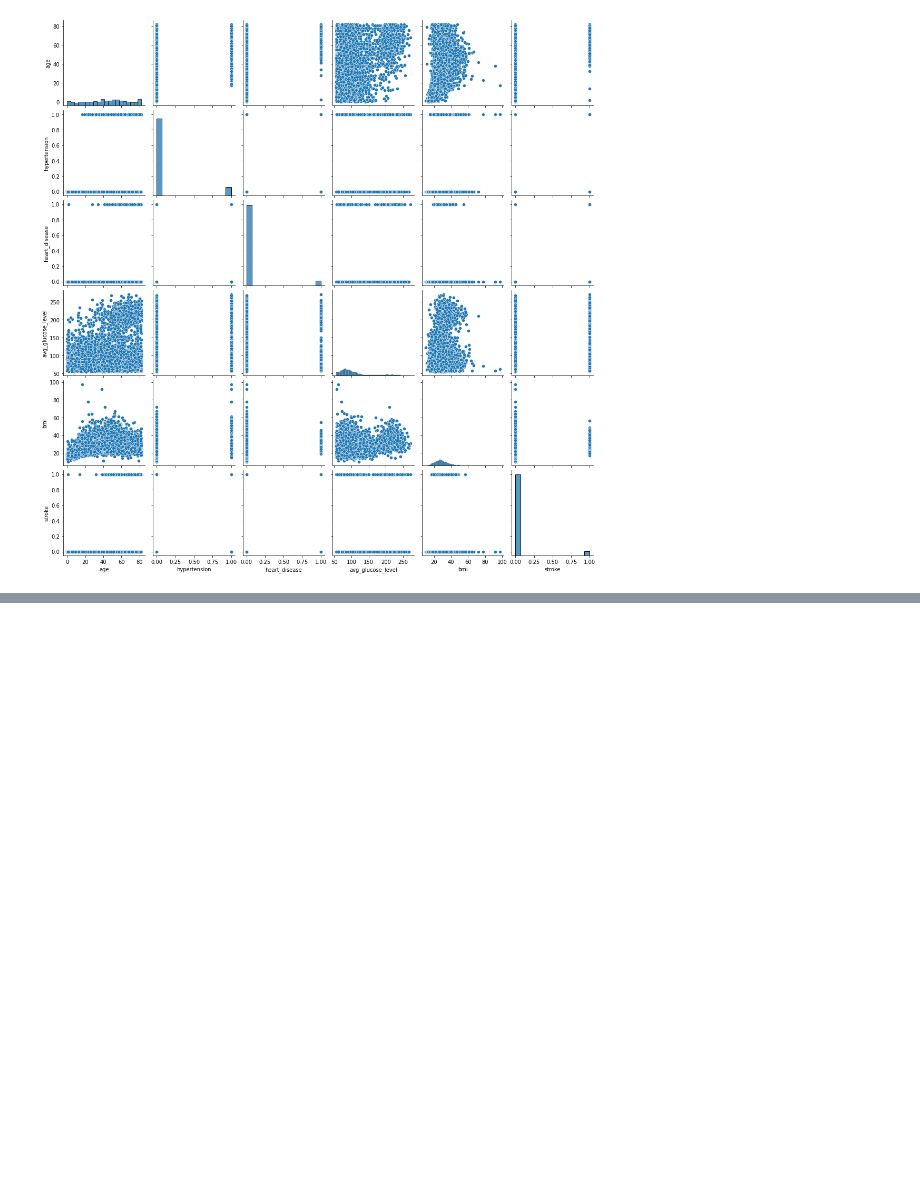
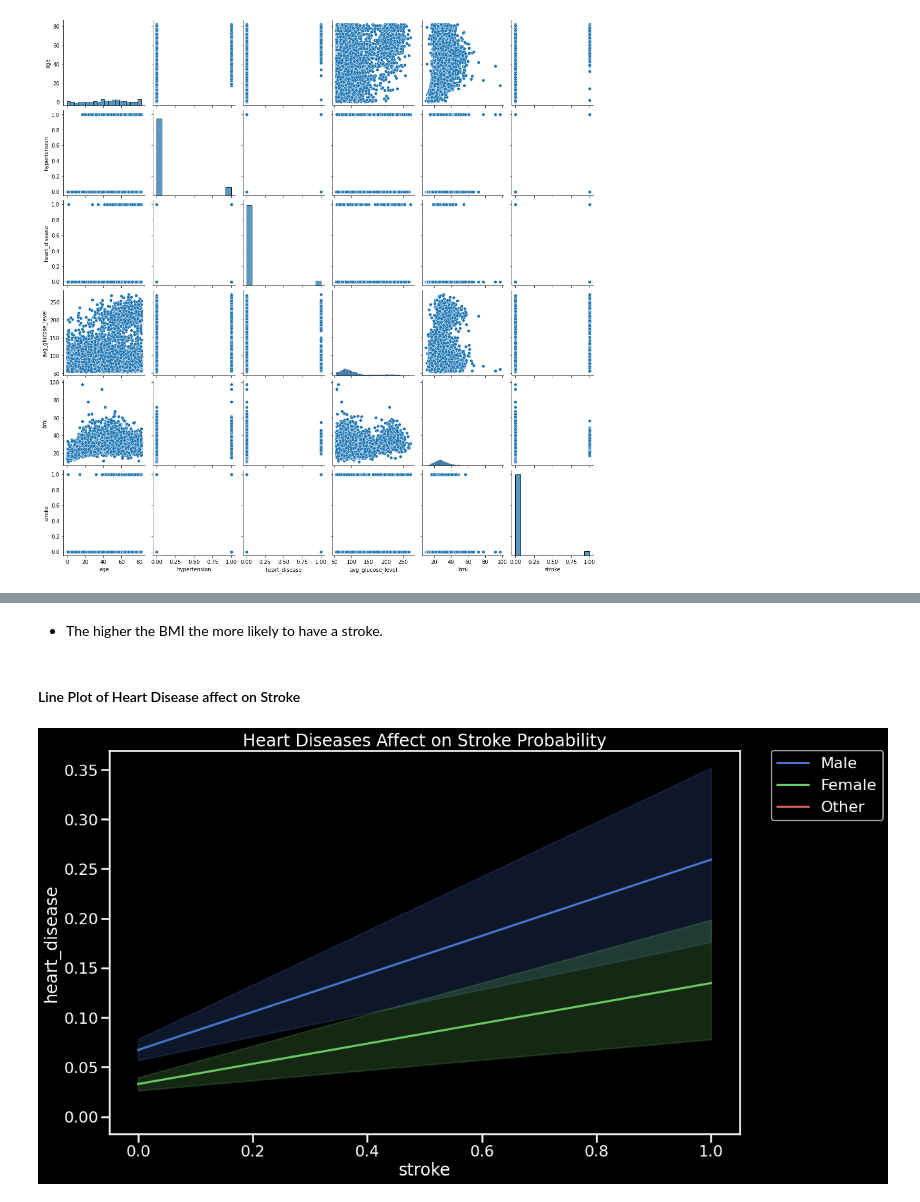
Before and after one commit to Bschreff/Heath-Care-Predictions, a Jupyter notebook: Stroke.ipynb, the cells around one changed output, grey strips where cells are left out. Saved outputs shown, nothing was run; the diff lists cells and outputs as text; code cells hidden in the pictures; blank space fills up the shorter version.

```diff
--- a/Stroke.ipynb
+++ b/Stroke.ipynb
@@ -273,0 +299,12 @@ sns.pairplot(df.iloc[:, [1,2,3,7,8,10]]);
+# %% [markdown]
+  - The higher the BMI the more likely to have a stroke.
+# %% [markdown]
+#### Line Plot of Heart Disease affect on Stroke
+# %%
+plt.figure(figsize=(16,10))
+sns.lineplot(data = df, x='stroke',y='heart_disease', hue = 'gender').set(title="Heart Diseases Affect on Stroke Probability");
+sns.set_context('poster')
+plt.style.use(['dark_background', 'seaborn-muted'])
+plt.legend(bbox_to_anchor=(1.05, 1), loc='upper left', borderaxespad=0);
+# %% [output]
+[figure, added]
```
Also changed, not shown: parts of 19 cells of this notebook.
